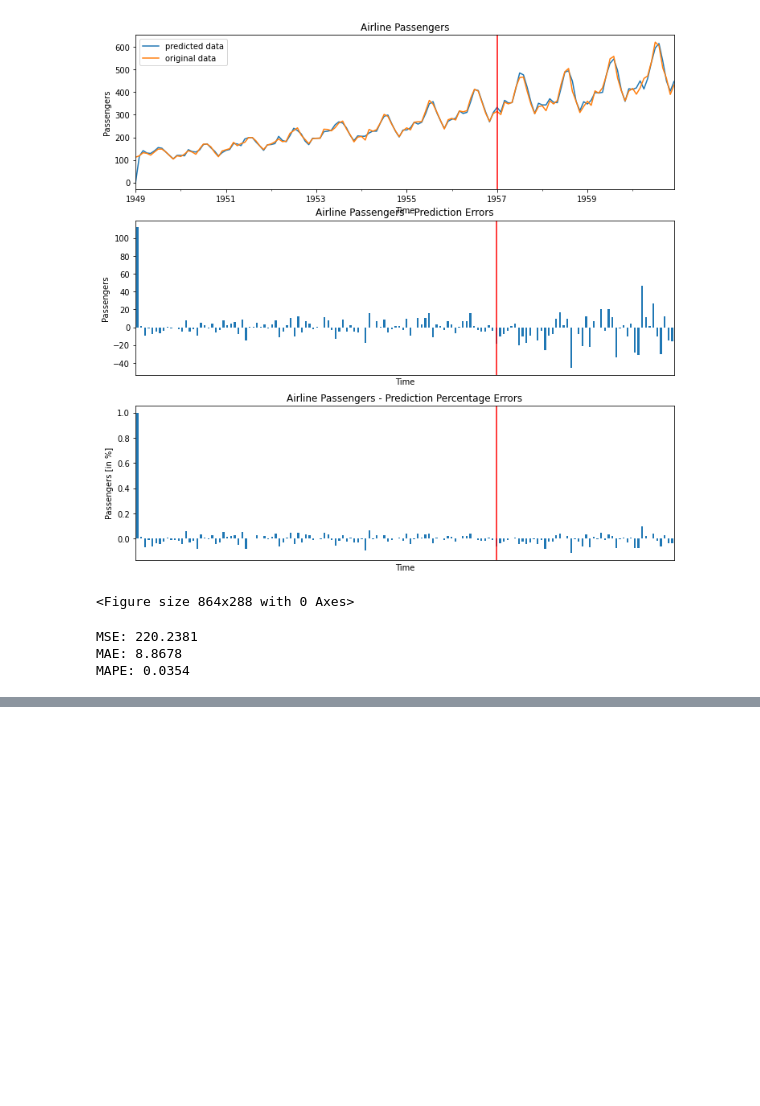
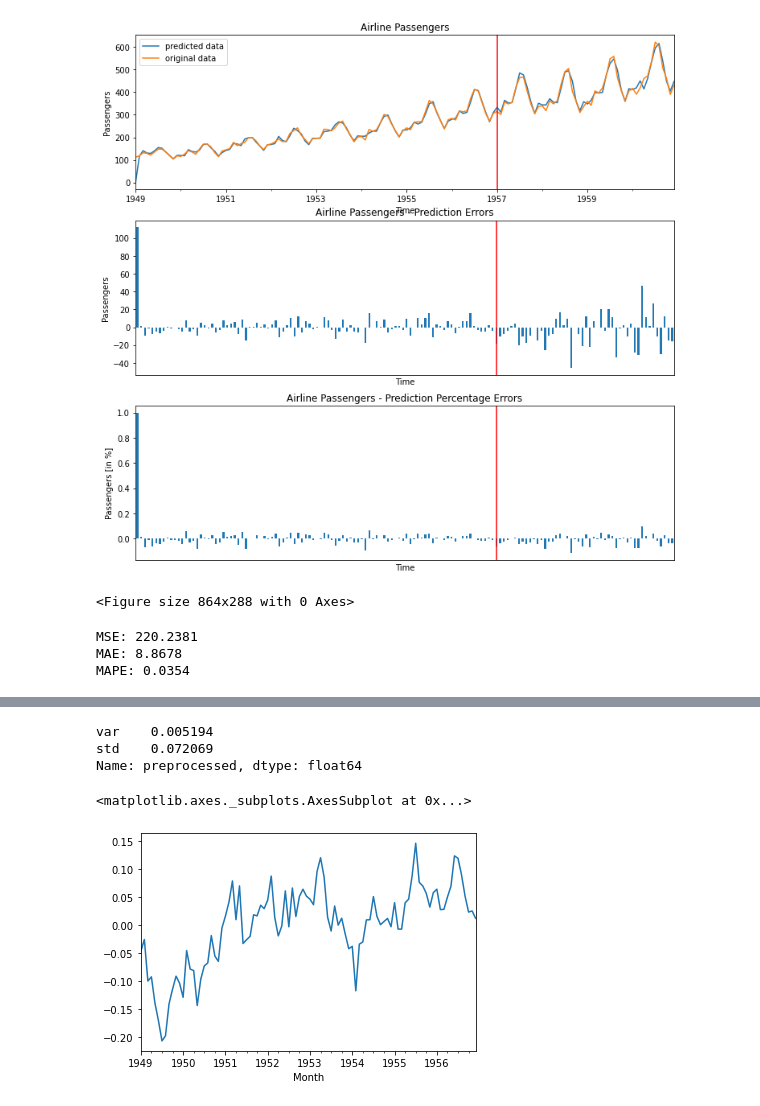
Before and after one commit to AdrianUrbanski/ADM, a Jupyter notebook: lista1.ipynb, the cells around one changed output, grey strips where cells are left out. Cells and saved outputs as stored; diff of their text form; code cells hidden in the pictures; blank space fills up the shorter version.

```diff
--- a/lista1.ipynb
+++ b/lista1.ipynb
@@ -607,0 +652,4 @@ MAPE: 0.0354
+# %%
+split_date = np.datetime64('1957-01-01')
+train_size = (df.index < split_date).sum()
+train_df, test_df = df.iloc[:train_size], df.iloc[train_size:]
@@ -607,0 +658,13 @@ MAPE: 0.0354
+# %%
+# preprocessing
+
+train_df['trend'] = train_df['Passengers'].ewm(halflife=12).mean()
+train_df['detrended'] = train_df['Passengers'] / train_df['trend']
+df_seasonality = train_df['detrended'].groupby(train_df.index.month).mean().rename('seasonality')
+train_df = train_df.join(df_seasonality, how='left', on=train_df.index.month)
+train_df['preprocessed'] = train_df['detrended'] - train_df['seasonality']
+
+test_df['trend'] = test_df['Passengers'].ewm(halflife=12).mean()
+test_df['detrended'] = test_df['Passengers'] / test_df['trend']
+test_df = test_df.join(df_seasonality, how='left', on=test_df.index.month)
+test_df['preprocessed'] = test_df['detrended'] - test_df['seasonality']
@@ -607,0 +692,11 @@ MAPE: 0.0354
+# %%
+train_df['preprocessed'].agg(['var', 'std'])
+# %% [output]
+var    0.005194
+std    0.072069
+Name: preprocessed, dtype: float64
+# %%
+train_df['preprocessed'].plot()
+# %% [output]
+<matplotlib.axes._subplots.AxesSubplot at 0x...>
+[figure, added]
```
Also changed, not shown: parts of 28 cells of this notebook.
